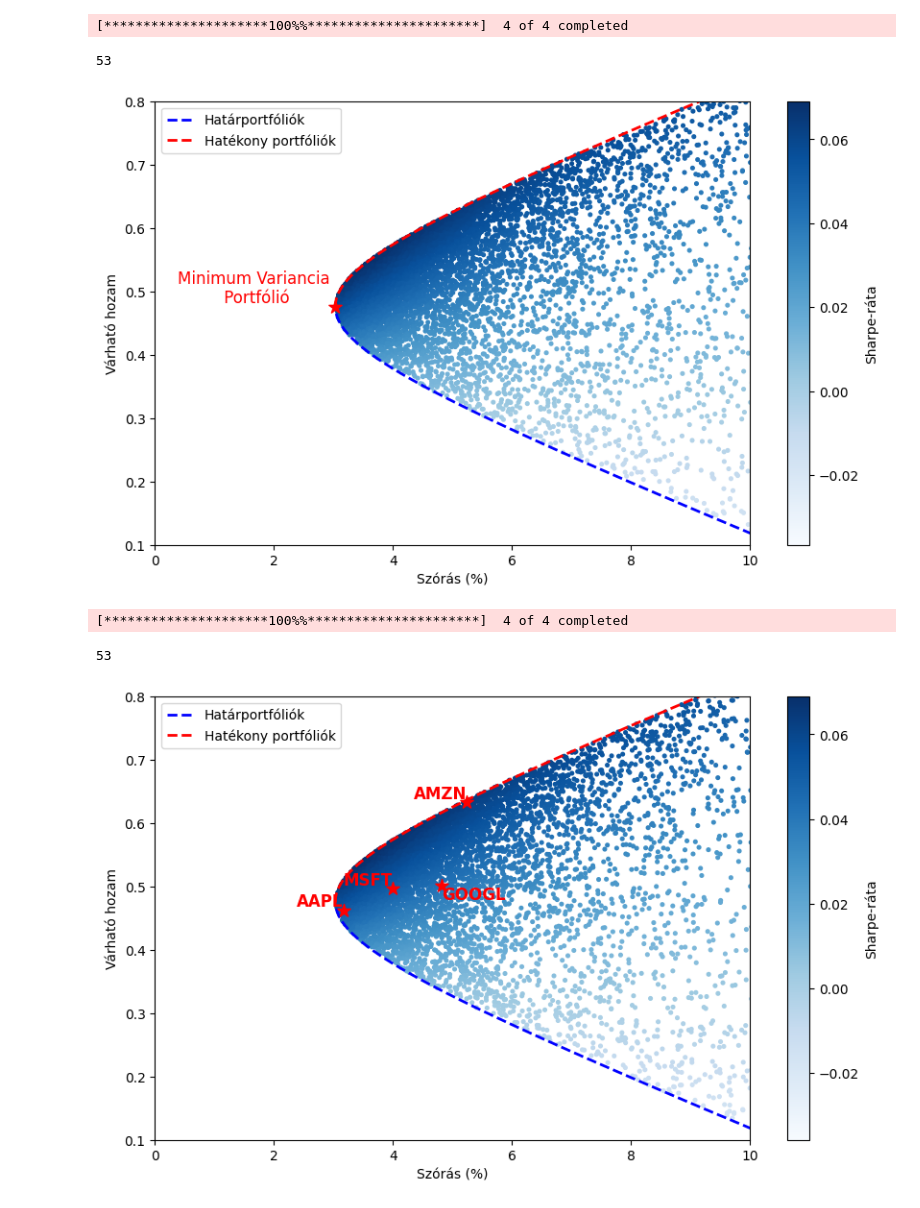
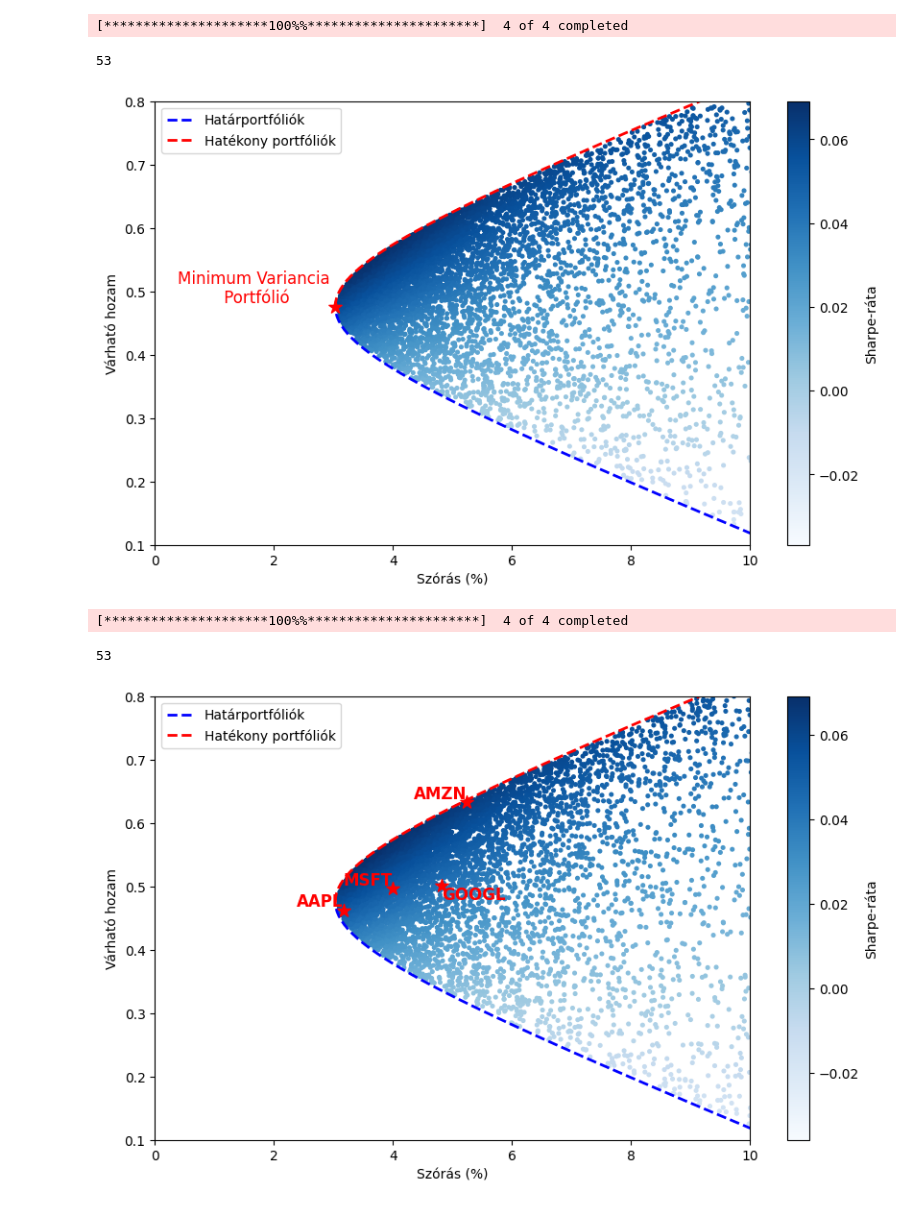
Before and after one commit to hakatiki/ETI-blog, a Jupyter notebook: content/blog/MPT/notebook.ipynb, the cells around one changed output. Saved outputs shown, nothing was run; the diff lists cells and outputs as text; code cells hidden in the pictures.

```diff
--- a/content/blog/MPT/notebook.ipynb
+++ b/content/blog/MPT/notebook.ipynb
@@ -70,7 +70,7 @@ def plot_efficient_frontier(results, exact_frontier_returns, exact_frontier_vola
     plt.ylim(min_y, max_y )  # Expected return range
 
     # Scatter plot for simulated portfolios
-    results[0,:]+=0.015
+    results[0,:]+=0.05
     plt.scatter(results[0,:], results[1,:], c=results[2,:], cmap='Blues', marker='o', s=7, alpha=1)
     plt.colorbar(label='Sharpe-ráta')
 
@@ -250,7 +250,7 @@ def plot_efficient_frontier(results, exact_frontier_returns, exact_frontier_vola
     plt.ylim(min_y, max_y )  # Expected return range
 
     # Scatter plot for simulated portfolios
-    results[0,:]+=0.015
+    results[0,:]+=0.05
     plt.scatter(results[0,:], results[1,:], c=results[2,:], cmap='Blues', marker='o', s=7, alpha=1)
     plt.colorbar(label='Sharpe-ráta')
 
@@ -432,7 +432,7 @@ def plot_efficient_frontier(results, exact_frontier_returns, exact_frontier_vola
     plt.ylim(min_y, max_y )  # Expected return range
 
     # Scatter plot for simulated portfolios
-    results[0,:]+=0.015
+    results[0,:]+=0.05
     plt.scatter(results[0,:], results[1,:], c=results[2,:], cmap='Blues', marker='o', s=7, alpha=1)
     plt.colorbar(label='Sharpe-ráta')
 
@@ -539,7 +539,7 @@ plt.show()
 # %% [output]
 [*********************100%%**********************]  4 of 4 completed
 53
-[figure, old version]
+[figure, new version]
 # %%
 import numpy as np
 import pandas as pd
@@ -612,7 +612,7 @@ def plot_efficient_frontier(results, exact_frontier_returns, exact_frontier_vola
     plt.ylim(min_y, max_y )  # Expected return range
 
     # Scatter plot for simulated portfolios
-    results[0,:]+=0.015
+    results[0,:]+=0.05
     plt.scatter(results[0,:], results[1,:], c=results[2,:], cmap='Blues', marker='o', s=7, alpha=1)
     plt.colorbar(label='Sharpe-ráta')
 
@@ -659,31 +659,31 @@ U = np.vstack([mu, ones]).T
 M = U.T@ (Sigma_inv@ U)
 M_inv = np.linalg.inv(M)
 desired_returns = np.linspace(min_y, max_y , 100)  # Adjusted to match Manim
 exact_weights_list = []
 exact_risk_list = []
 
 for desired_return in desired_returns:
     u = np.array([desired_return, 1])
     w_star = Sigma_inv@ U@ M_inv@u
     portfolio_risk = np.sqrt(np.dot(w_star.T, np.dot(Sigma, w_star))) * np.sqrt(252)
     exact_weights_list.append(w_star)
     exact_risk_list.append(portfolio_risk)
 
 # Find the minimum variance portfolio
 mvp_weights = minimum_variance_portfolio(Sigma)
 mvp_return, mvp_volatility = portfolio_statistics(mvp_weights, returns, Sigma)
 
 # Find the market portfolio
 market_weights = market_portfolio(mu, Sigma, risk_free_rate)
 market_return, market_volatility = portfolio_statistics(market_weights, returns, Sigma)
 
 # Plot both the simulated and exact efficient frontiers
 plot_efficient_frontier(results, desired_returns, exact_risk_list, mvp_return, mvp_volatility, market_return, market_volatility, risk_free_rate, min_x, max_x, min_y, max_y, returns, tickers)
 plt.savefig("../../../static/MPT/MPT4.svg", format='svg', transparent=True, bbox_inches='tight')
 
 # Show the plot
 plt.show()
 # %% [output]
 [*********************100%%**********************]  4 of 4 completed
 53
-[figure, old version]
+[figure, new version]
```
Also changed, not shown: parts of 2 cells of this notebook.
